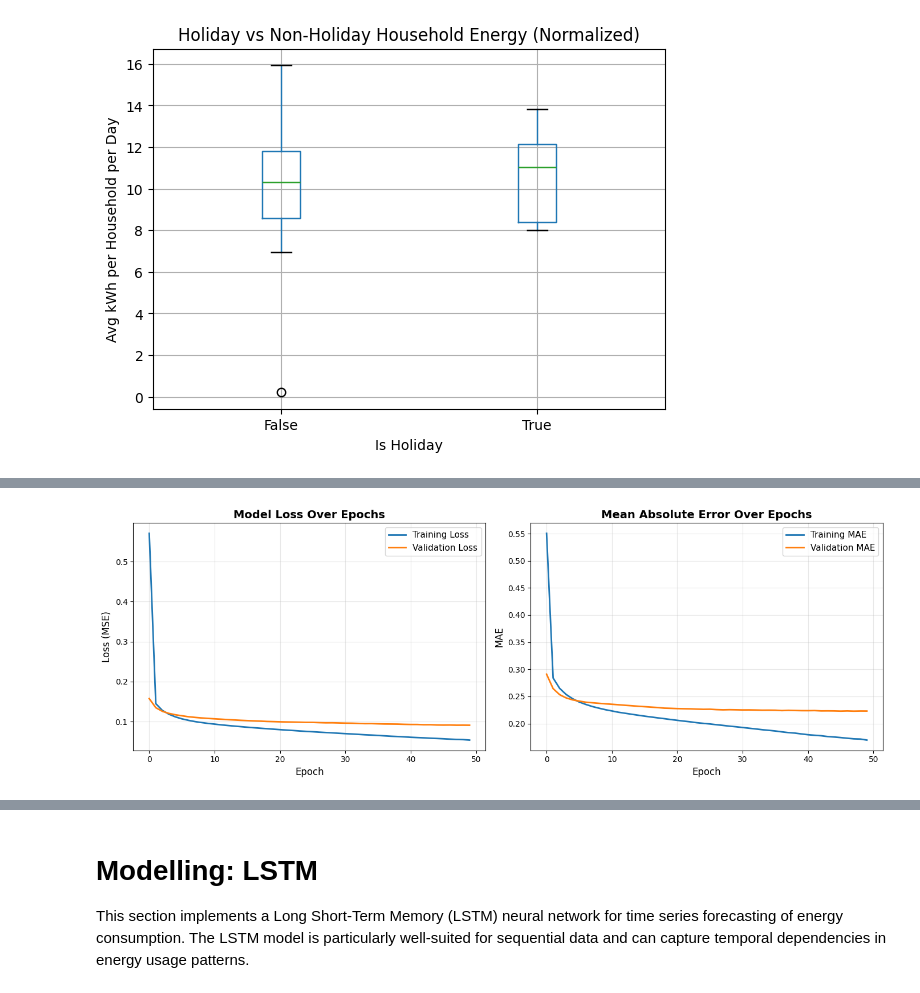
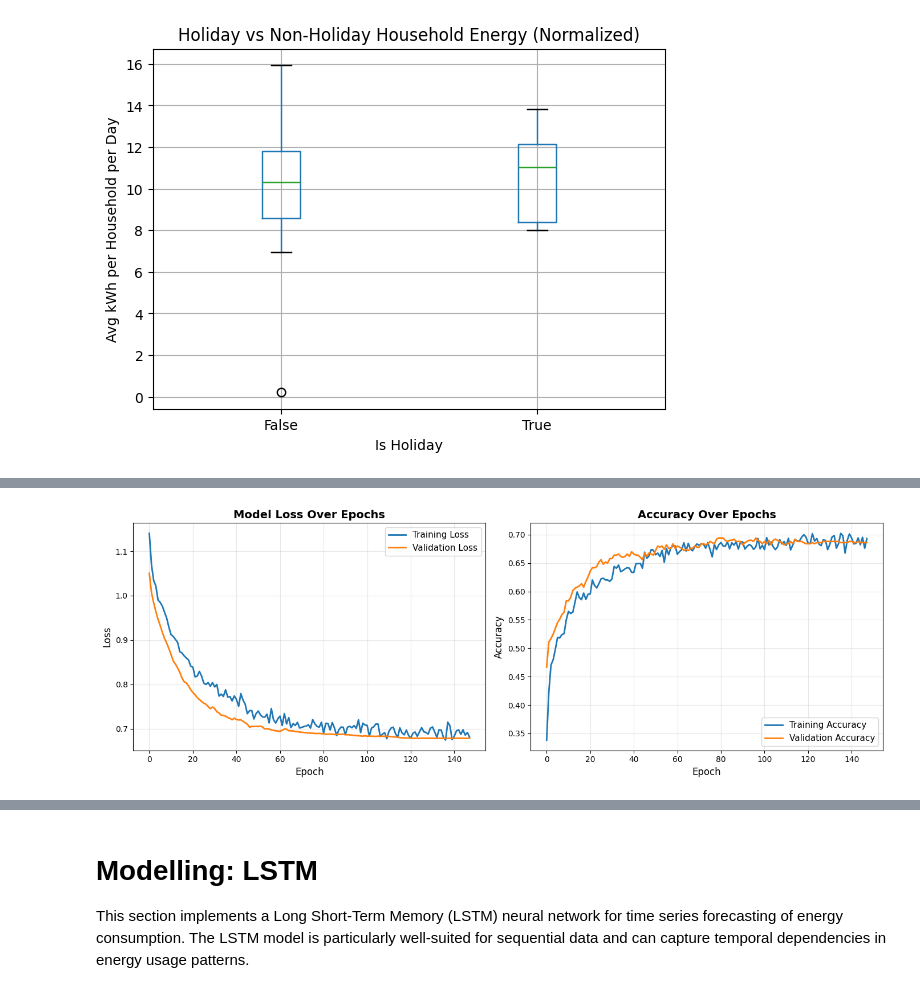
Before and after one commit to MaximeBoulat/TeamProject-530, a Jupyter notebook: Notebooks/Smart_meters_in_London.ipynb, the cells around one changed output, grey strips where cells are left out. Drawn from its saved outputs; the diff is of its cells as text; code cells hidden in the pictures.

Commit message:
Added new Target variable (predicted seasonally adjusted consumption as a Low-Normal-High label) for Neural Network

```diff
--- a/Notebooks/Smart_meters_in_London.ipynb
+++ b/Notebooks/Smart_meters_in_London.ipynb
@@ -1394,6 +1384,7 @@ weather_ml = weather_daily[[
     "cloudCover",
     "pressure"
 ]].copy()
+weather_ml["day"] = pd.to_datetime(weather_ml["day"])
 
 ml_dataset = ml_dataset.merge(weather_ml, on="day", how="left")
 
@@ -1417,8 +1408,5 @@ ml_dataset = ml_dataset.drop(columns=["day_only", "day_holiday"], errors="ignore
 ml_dataset = ml_dataset.dropna()
 
 print("ML Dataset after merging weather and holidays:", ml_dataset.shape)
-print("\nColumns:")
-print(ml_dataset.columns.tolist())
-print("\nData types:")
-print(ml_dataset.dtypes)
+print("\nColumns:", ml_dataset.columns.tolist())
 # %% [output]
@@ -1468,10 +1462,8 @@ New target created: consumption_std_7d
 # %%
 # STEP ML-3: Prepare Features for Neural Network
 
-# Select features for modeling
 feature_cols = [
     "Acorn_grouped",
-    "stdorToU",
     "month",
     "day_of_week",
     "season",
@@ -1485,24 +1477,21 @@ feature_cols = [
     "num_active_households"
 ]
 
-target_col = "consumption_std_7d"
+target_col = "consumption_level"
 
 # Create modeling dataframe
 ml_model_data = ml_dataset[feature_cols + [target_col]].copy()
 
 # Encode categorical variables
 le_acorn = LabelEncoder()
-le_tariff = LabelEncoder()
 le_season = LabelEncoder()
 
 ml_model_data["Acorn_grouped"] = le_acorn.fit_transform(ml_model_data["Acorn_grouped"])
-ml_model_data["stdorToU"] = le_tariff.fit_transform(ml_model_data["stdorToU"])
 ml_model_data["season"] = le_season.fit_transform(ml_model_data["season"])
 ml_model_data["is_holiday"] = ml_model_data["is_holiday"].astype(int)
 
 print("Label Encodings:")
 print("Acorn_grouped:", dict(zip(le_acorn.classes_, le_acorn.transform(le_acorn.classes_))))
-print("stdorToU:", dict(zip(le_tariff.classes_, le_tariff.transform(le_tariff.classes_))))
 print("season:", dict(zip(le_season.classes_, le_season.transform(le_season.classes_))))
 
 # Separate features and target
@@ -1511,11 +1500,7 @@ y = ml_model_data[target_col].values
 
 print("\nFeature matrix shape:", X.shape)
 print("Target shape:", y.shape)
-print("\nTarget statistics:")
-print("Mean:", y.mean())
-print("Std:", y.std())
-print("Min:", y.min())
-print("Max:", y.max())
+print("\nClass distribution:", dict(zip(*np.unique(y, return_counts=True))))
 # %% [output]
 Label Encodings:
 Acorn_grouped: {'Adversity': np.int64(0), 'Affluent': np.int64(1), 'Comfortable': np.int64(2)}
@@ -1604,7 +1579,6 @@ Model: "sequential_2"
 # %%
 # STEP ML-6: Train the Neural Network
 
-# Define callbacks
 early_stopping = keras.callbacks.EarlyStopping(
     monitor='val_loss',
     patience=15,
@@ -1620,12 +1594,11 @@ reduce_lr = keras.callbacks.ReduceLROnPlateau(
     min_lr=1e-7
 )
 
-# Train the model
-print("Training Neural Network...")
+print("Training Neural Network Classifier...")
 history = nn_model.fit(
     X_train_scaled, y_train,
     validation_data=(X_test_scaled, y_test),
-    epochs=50,
+    epochs=150,
     batch_size=64,
     callbacks=[early_stopping, reduce_lr],
     verbose=1
@@ -1703,27 +1667,27 @@ Test Set:
 # %%
 # STEP ML-8: Visualize Training History
 
 fig, axes = plt.subplots(1, 2, figsize=(14, 5))
 
 # Loss plot
 axes[0].plot(history.history['loss'], label='Training Loss', linewidth=2)
 axes[0].plot(history.history['val_loss'], label='Validation Loss', linewidth=2)
 axes[0].set_xlabel('Epoch', fontsize=12)
-axes[0].set_ylabel('Loss (MSE)', fontsize=12)
+axes[0].set_ylabel('Loss', fontsize=12)
 axes[0].set_title('Model Loss Over Epochs', fontsize=14, fontweight='bold')
 axes[0].legend(fontsize=11)
 axes[0].grid(True, alpha=0.3)
 
-# MAE plot
-axes[1].plot(history.history['mae'], label='Training MAE', linewidth=2)
-axes[1].plot(history.history['val_mae'], label='Validation MAE', linewidth=2)
+# Accuracy plot
+axes[1].plot(history.history['accuracy'], label='Training Accuracy', linewidth=2)
+axes[1].plot(history.history['val_accuracy'], label='Validation Accuracy', linewidth=2)
 axes[1].set_xlabel('Epoch', fontsize=12)
-axes[1].set_ylabel('MAE', fontsize=12)
-axes[1].set_title('Mean Absolute Error Over Epochs', fontsize=14, fontweight='bold')
+axes[1].set_ylabel('Accuracy', fontsize=12)
+axes[1].set_title('Accuracy Over Epochs', fontsize=14, fontweight='bold')
 axes[1].legend(fontsize=11)
 axes[1].grid(True, alpha=0.3)
 
 plt.tight_layout()
 plt.show()
 # %% [output]
-[figure, old version]
+[figure, new version]
```
Also changed, not shown: parts of 23 cells of this notebook, 4 other files.
